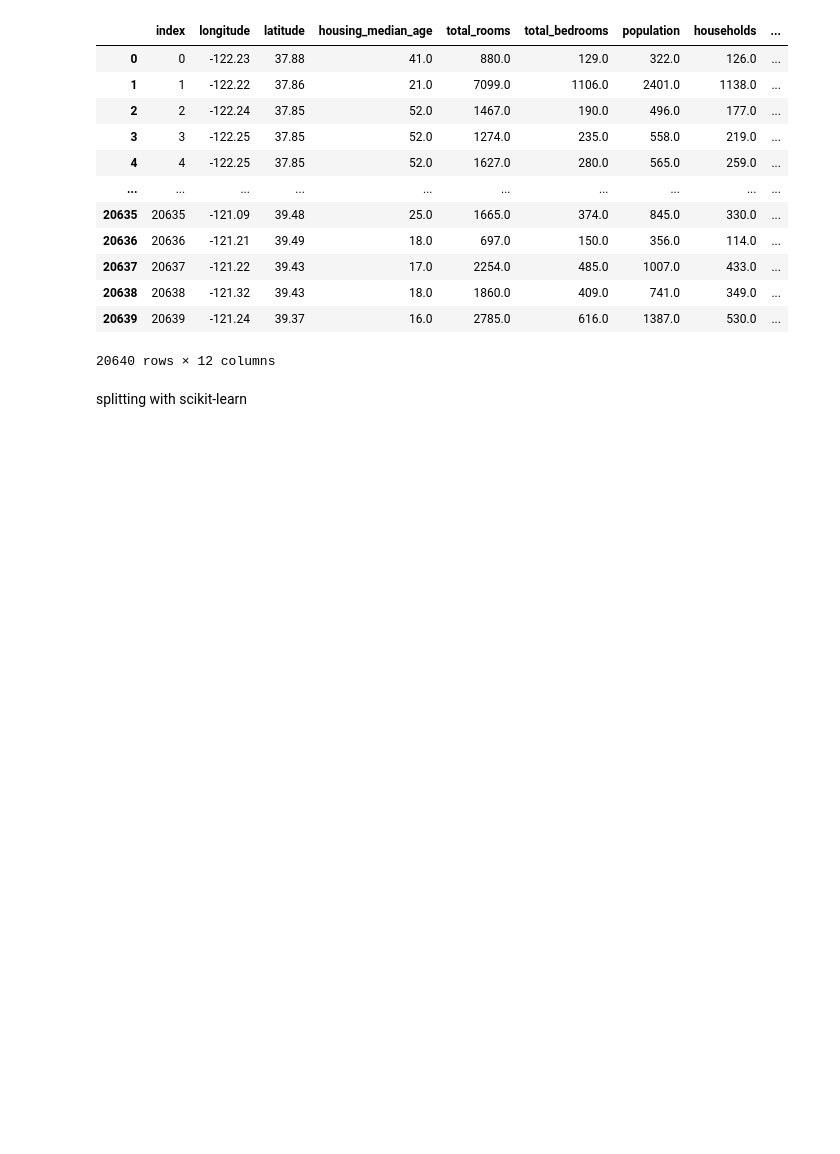
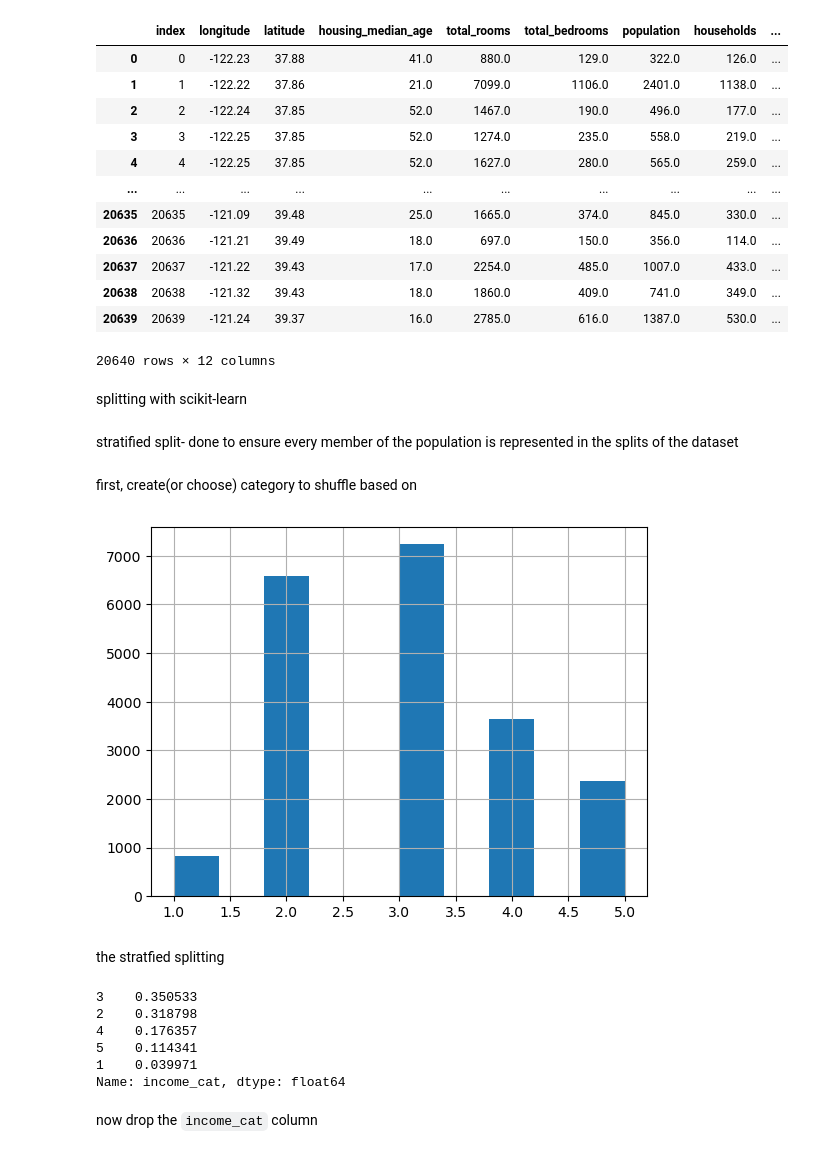
Before and after one commit to Oluwajuwon-O/study_notebooks, a Jupyter notebook: End-to-End Machine Learning.ipynb, the cells around one changed output. Drawn from its saved outputs; the diff is of its cells as text; code cells hidden in the pictures; blank space fills up the shorter version.

Commit message:
stratified split

```diff
--- a/End-to-End Machine Learning.ipynb
+++ b/End-to-End Machine Learning.ipynb
@@ -181,3 +181,17 @@ splitting with scikit-learn
 # %%
 from sklearn.model_selection import train_test_split
 train_set, test_set = train_test_split(housing, test_size = 0.2, random_state = 42)
+# %% [markdown]
+stratified split- done to ensure every member of the population is represented in the splits of the dataset
+# %% [markdown]
+first, create(or choose) category to shuffle based on
+# %%
+housing['income_cat'] = pd.cut(housing['median_income'],
+                              bins=[0.,1.5,3.0,4.5,6.,np.inf],
+                              labels=[1,2,3,4,5])
+# %%
+housing['income_cat'].hist();
+# %% [output]
+[figure, added]
+# %% [markdown]
+the stratfied splitting
@@ -183,0 +206,12 @@ train_set, test_set = train_test_split(housing, test_size = 0.2, random_state =
+# %%
+# check proportion of categories in the test set
+strat_test_set['income_cat'].value_counts()/len(strat_test_set)
+# %% [output]
+3    0.350533
+2    0.318798
+4    0.176357
+5    0.114341
+1    0.039971
+Name: income_cat, dtype: float64
+# %% [markdown]
+now drop the `income_cat` column
```
Also changed, not shown: parts of 3 cells of this notebook.
